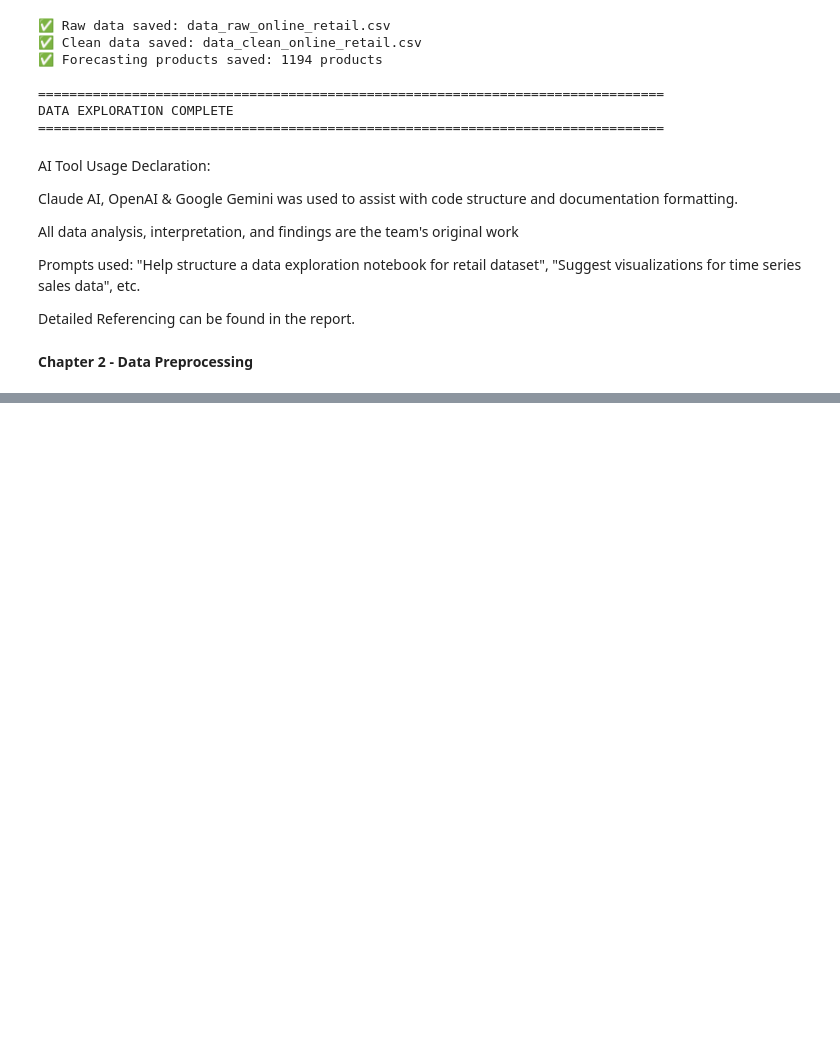
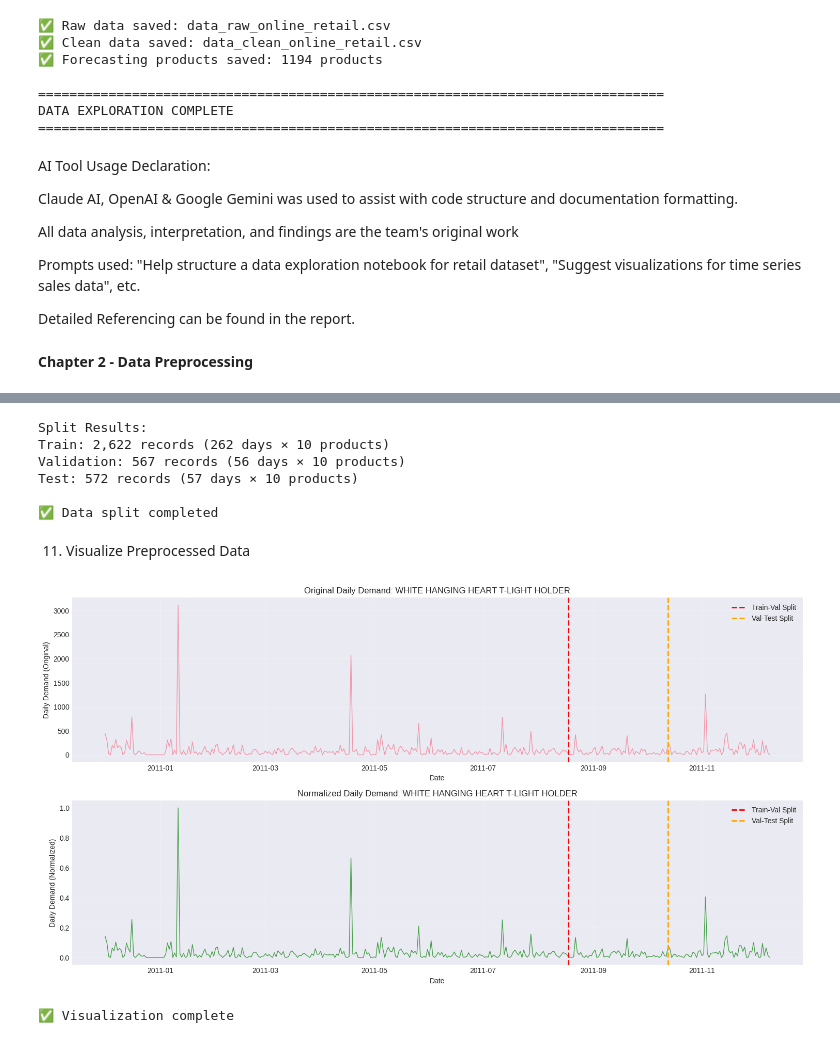
Before and after one commit to wantedwx/ICT304_Grp-1_SmartStock-AI, a Jupyter notebook: ICT304_Grp_1_SmartStock_AI.ipynb, the cells around one changed output, grey strips where cells are left out. Cells and saved outputs as stored; diff of their text form; code cells hidden in the pictures; blank space fills up the shorter version.

```diff
--- a/ICT304_Grp_1_SmartStock_AI.ipynb
+++ b/ICT304_Grp_1_SmartStock_AI.ipynb
@@ -541,0 +874,16 @@ Detailed Referencing can be found in the report.
+# %%
+# Check for missing values
+print("Missing values per column:")
+missing = df_complete.isnull().sum()
+missing = missing[missing > 0].sort_values(ascending=False)
+if len(missing) > 0:
+    print(missing)
+else:
+    print("No missing values found!")
+
+# Fill missing values in lag and rolling features with 0
+lag_cols = [col for col in df_complete.columns if 'Lag_' in col or 'Rolling' in col]
+df_complete[lag_cols] = df_complete[lag_cols].fillna(0)
+
+print("\n✅ Missing values in features filled with 0")
+print(f"Remaining missing values: {df_complete.isnull().sum().sum()}")
@@ -541,0 +996,60 @@ Detailed Referencing can be found in the report.
+# %%
+# Split normalized data
+train_data = df_normalized[df_normalized['Date'] <= train_end_date].copy()
+val_data = df_normalized[
+    (df_normalized['Date'] > train_end_date) &
+    (df_normalized['Date'] <= val_end_date)
+].copy()
+test_data = df_normalized[df_normalized['Date'] > val_end_date].copy()
+
+print("\nSplit Results:")
+print(f"Train: {len(train_data):,} records ({len(train_data)//len(top_10_products)} days × {len(top_10_products)} products)")
+print(f"Validation: {len(val_data):,} records ({len(val_data)//len(top_10_products)} days × {len(top_10_products)} products)")
+print(f"Test: {len(test_data):,} records ({len(test_data)//len(top_10_products)} days × {len(top_10_products)} products)")
+
+print("\n✅ Data split completed")
+# %% [output]
+Split Results:
+Train: 2,622 records (262 days × 10 products)
+Validation: 567 records (56 days × 10 products)
+Test: 572 records (57 days × 10 products)
+
+✅ Data split completed
+# %% [markdown]
+11. Visualize Preprocessed Data
+# %%
+# Visualize train-val-test split for one product
+sample_product = top_10_products[0]
+sample_name = df_complete[df_complete['StockCode'] == sample_product]['ProductName'].iloc[0]
+
+fig, (ax1, ax2) = plt.subplots(2, 1, figsize=(15, 8))
+
+# Original data
+product_orig = df_complete[df_complete['StockCode'] == sample_product]
+ax1.plot(product_orig['Date'], product_orig['DailyDemand'], alpha=0.7, linewidth=1)
+ax1.axvline(x=train_end_date, color='red', linestyle='--', label='Train-Val Split', linewidth=2)
+ax1.axvline(x=val_end_date, color='orange', linestyle='--', label='Val-Test Split', linewidth=2)
+ax1.set_xlabel('Date')
+ax1.set_ylabel('Daily Demand (Original)')
+ax1.set_title(f'Original Daily Demand: {sample_name}')
+ax1.legend()
+ax1.grid(True, alpha=0.3)
+
+# Normalized data
+product_norm = df_normalized[df_normalized['StockCode'] == sample_product]
+ax2.plot(product_norm['Date'], product_norm['DailyDemand'], alpha=0.7, linewidth=1, color='green')
+ax2.axvline(x=train_end_date, color='red', linestyle='--', label='Train-Val Split', linewidth=2)
+ax2.axvline(x=val_end_date, color='orange', linestyle='--', label='Val-Test Split', linewidth=2)
+ax2.set_xlabel('Date')
+ax2.set_ylabel('Daily Demand (Normalized)')
+ax2.set_title(f'Normalized Daily Demand: {sample_name}')
+ax2.legend()
+ax2.grid(True, alpha=0.3)
+
+plt.tight_layout()
+plt.show()
+
+print("✅ Visualization complete")
+# %% [output]
+[figure, added]
+✅ Visualization complete
```
Also changed, not shown: parts of 31 cells of this notebook.
